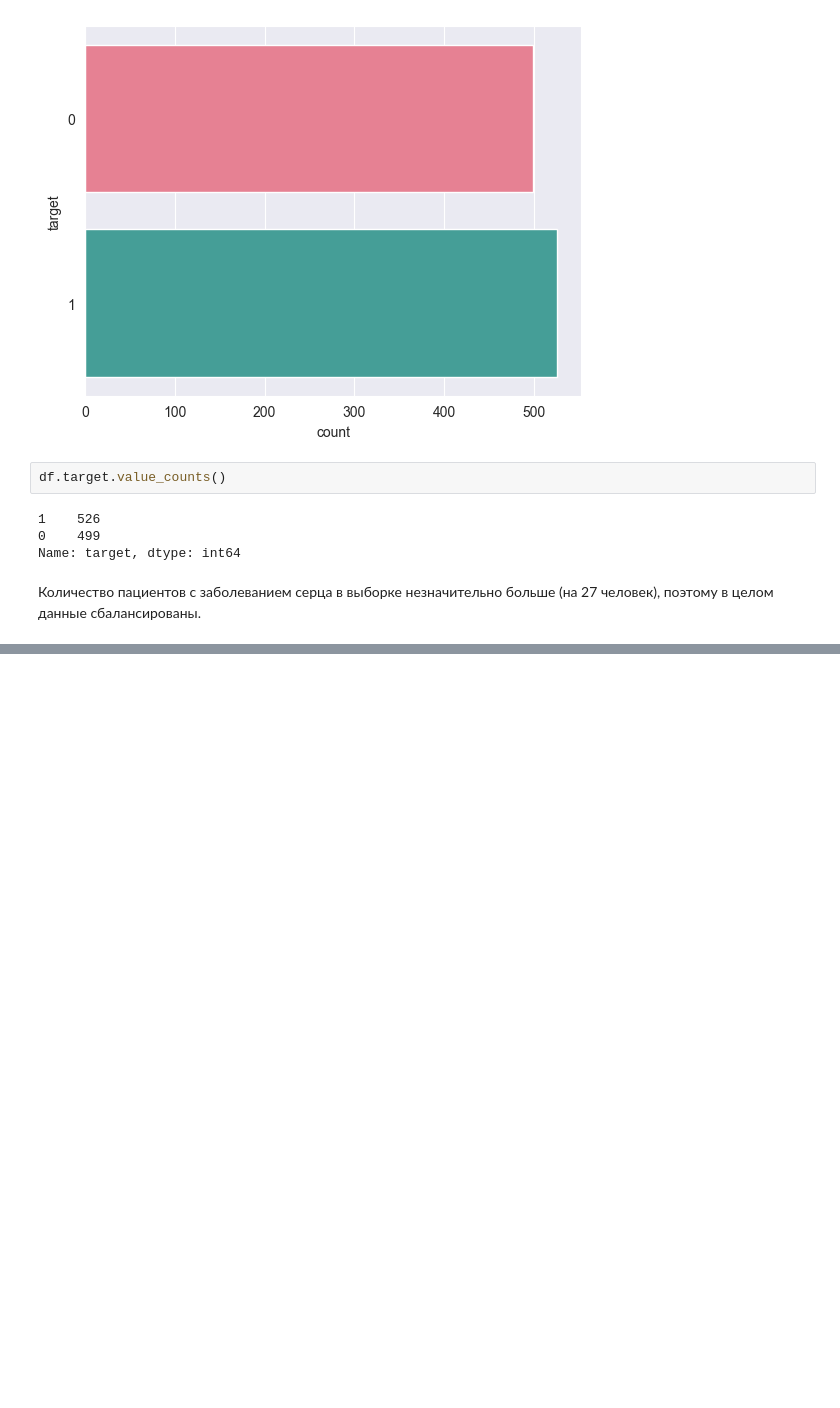
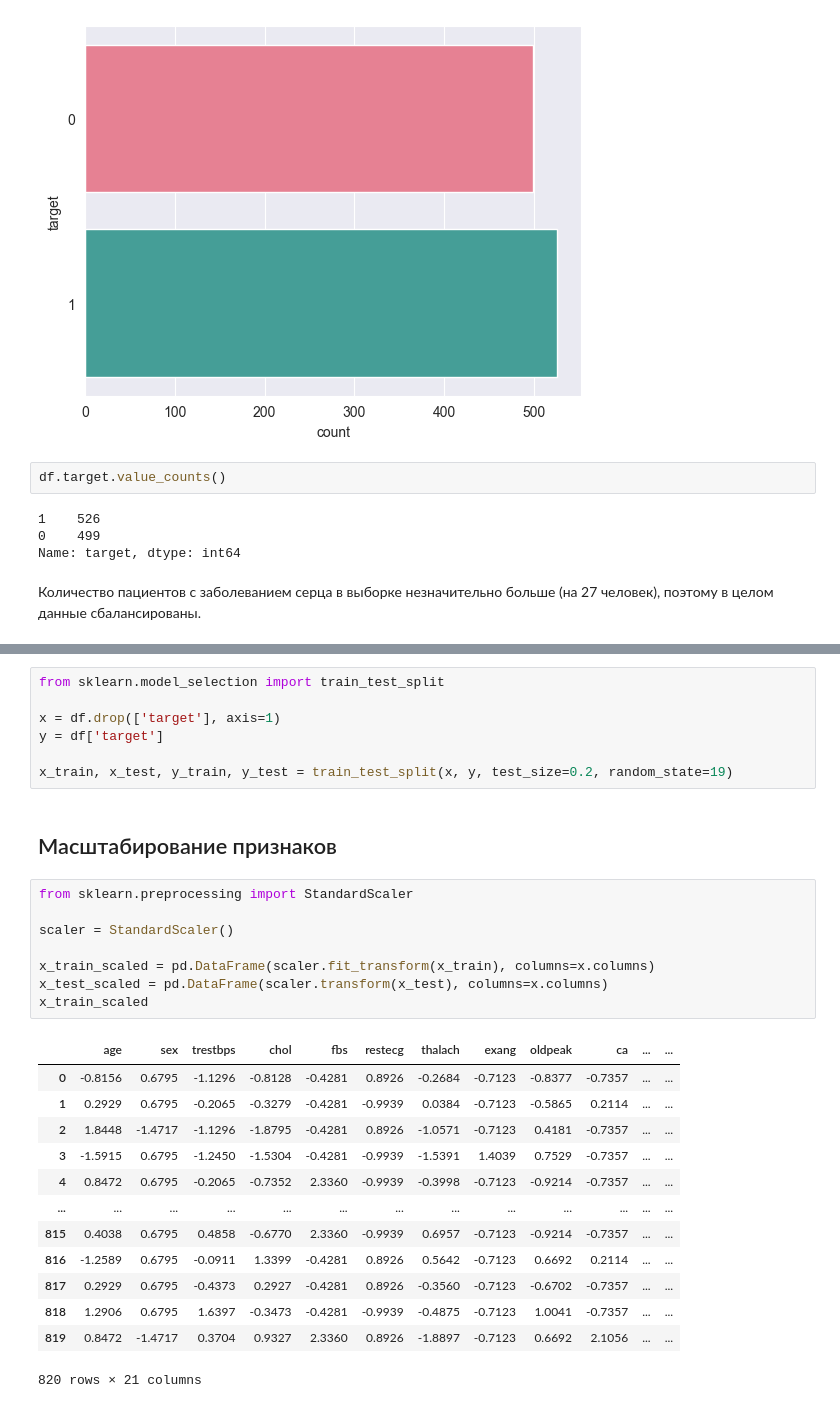
Before and after one commit to kznts9v-1lya/machine-learning-course, a Jupyter notebook: project/Comparison of classification methods.ipynb, the cells around one changed output, grey strips where cells are left out. Saved outputs shown, nothing was run; the diff lists cells and outputs as text; blank space fills up the shorter version.

```diff
--- a/project/Comparison of classification methods.ipynb
+++ b/project/Comparison of classification methods.ipynb
@@ -250,0 +295,31 @@ Name: target, dtype: int64
+# %%
+from sklearn.model_selection import train_test_split
+
+x = df.drop(['target'], axis=1)
+y = df['target']
+
+x_train, x_test, y_train, y_test = train_test_split(x, y, test_size=0.2, random_state=19)
+# %% [markdown]
+## Масштабирование признаков
+# %%
+from sklearn.preprocessing import StandardScaler
+
+scaler = StandardScaler()
+
+x_train_scaled = pd.DataFrame(scaler.fit_transform(x_train), columns=x.columns)
+x_test_scaled = pd.DataFrame(scaler.transform(x_test), columns=x.columns)
+x_train_scaled
+# %% [output]
+|  | age | sex | trestbps | chol | fbs | restecg | thalach | exang | oldpeak | ca | ... | ... |
+| 0 | -0.8156 | 0.6795 | -1.1296 | -0.8128 | -0.4281 | 0.8926 | -0.2684 | -0.7123 | -0.8377 | -0.7357 | ... | ... |
+| 1 | 0.2929 | 0.6795 | -0.2065 | -0.3279 | -0.4281 | -0.9939 | 0.0384 | -0.7123 | -0.5865 | 0.2114 | ... | ... |
+| 2 | 1.8448 | -1.4717 | -1.1296 | -1.8795 | -0.4281 | 0.8926 | -1.0571 | -0.7123 | 0.4181 | -0.7357 | ... | ... |
+| 3 | -1.5915 | 0.6795 | -1.2450 | -1.5304 | -0.4281 | -0.9939 | -1.5391 | 1.4039 | 0.7529 | -0.7357 | ... | ... |
+| 4 | 0.8472 | 0.6795 | -0.2065 | -0.7352 | 2.3360 | -0.9939 | -0.3998 | -0.7123 | -0.9214 | -0.7357 | ... | ... |
+| ... | ... | ... | ... | ... | ... | ... | ... | ... | ... | ... | ... | ... |
+| 815 | 0.4038 | 0.6795 | 0.4858 | -0.6770 | 2.3360 | -0.9939 | 0.6957 | -0.7123 | -0.9214 | -0.7357 | ... | ... |
+| 816 | -1.2589 | 0.6795 | -0.0911 | 1.3399 | -0.4281 | 0.8926 | 0.5642 | -0.7123 | 0.6692 | 0.2114 | ... | ... |
+| 817 | 0.2929 | 0.6795 | -0.4373 | 0.2927 | -0.4281 | 0.8926 | -0.3560 | -0.7123 | -0.6702 | -0.7357 | ... | ... |
+| 818 | 1.2906 | 0.6795 | 1.6397 | -0.3473 | -0.4281 | -0.9939 | -0.4875 | -0.7123 | 1.0041 | -0.7357 | ... | ... |
+| 819 | 0.8472 | -1.4717 | 0.3704 | 0.9327 | 2.3360 | 0.8926 | -1.8897 | -0.7123 | 0.6692 | 2.1056 | ... | ... |
+820 rows × 21 columns
```
Also changed, not shown: parts of 51 cells of this notebook.
